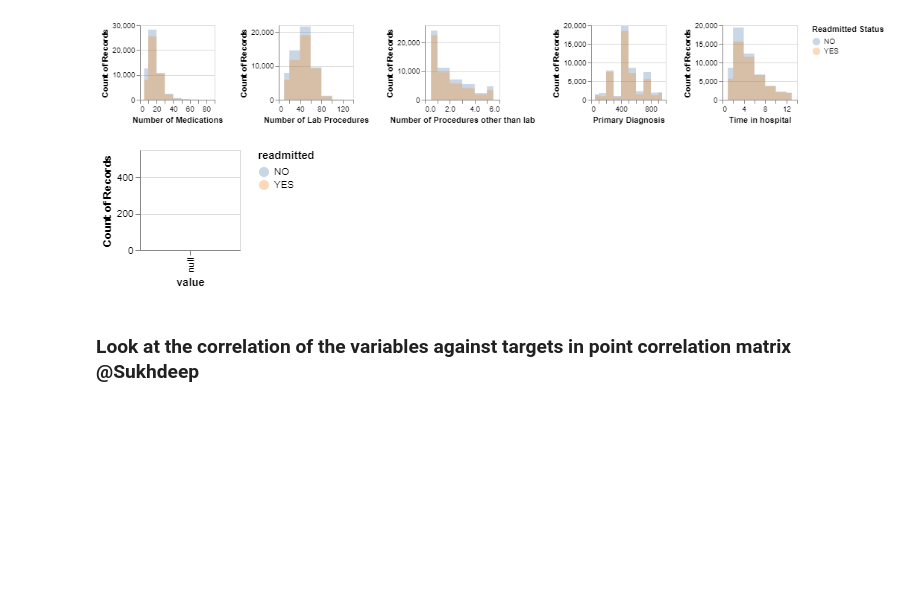
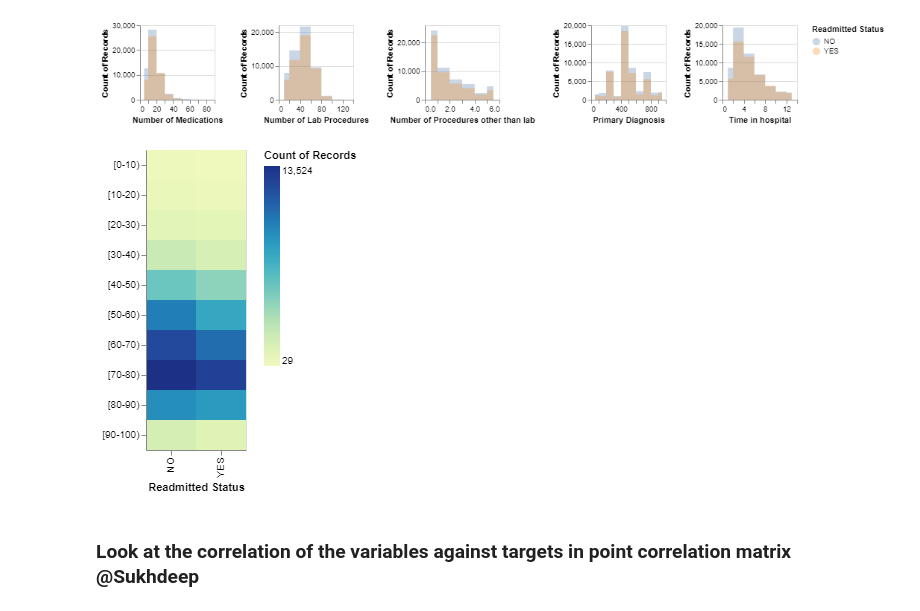
Before and after one commit to sukh2929/group29, a Jupyter notebook: reports/EDA/EDA_initial.ipynb, the cells around one changed output. Saved outputs shown, nothing was run; the diff lists cells and outputs as text; code cells hidden in the pictures; blank space fills up the shorter version.

Commit message:
Added the age and race plot

```diff
--- a/reports/EDA/EDA_initial.ipynb
+++ b/reports/EDA/EDA_initial.ipynb
@@ -196,14 +190,2 @@ horizontal
 # %% [output]
 [figure]
-# %%
-
-alt.Chart(df).mark_area(
-        opacity=0.3,
-        interpolate='step'
-    ).encode(
-        alt.X("age:T bin=alt.Bin(maxbins=10), title = "value"),
-        alt.Y('count()', stack=None),
-        alt.Color('readmitted:N')
-    ).properties(width = 100, height = 100)
-# %% [output]
-[figure, removed]
@@ -212,3 +192,13 @@ df = diabetes_clean[:1000]
+# %%
+age_plot = alt.Chart(diabetes_clean).mark_rect().encode(
+        y = alt.Y("age:N", title = None),
+        x = alt.X("readmitted", title = "Readmitted Status"),
+        color = "count()",
+    ).properties(width = 100, height = 300)
+
+age_plot
+# %% [output]
+[figure, added]
 # %% [markdown]
 ### Look at the correlation of the variables against targets in point correlation matrix @Sukhdeep
 # %% [markdown]
```
Also changed, not shown: parts of 2 cells of this notebook.
